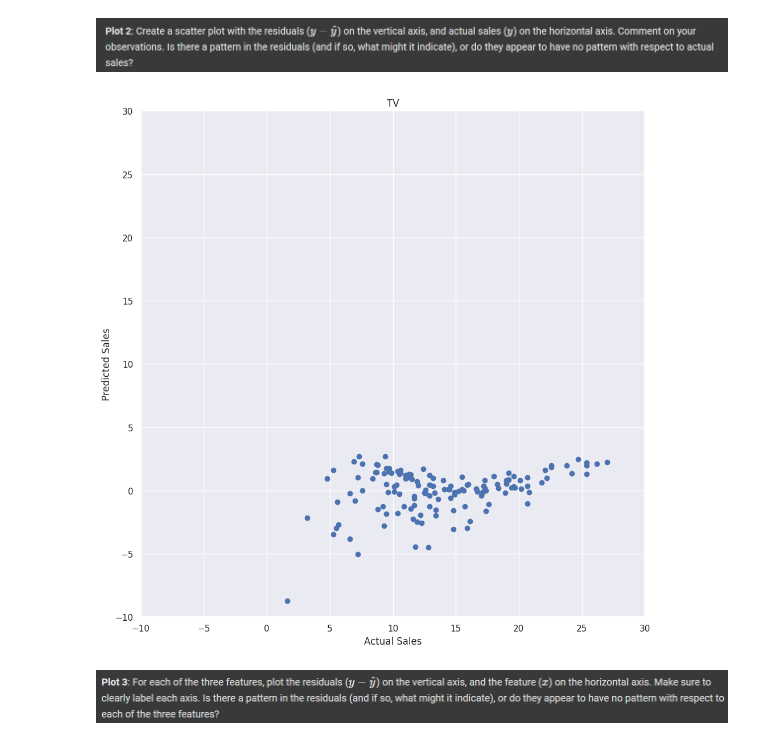
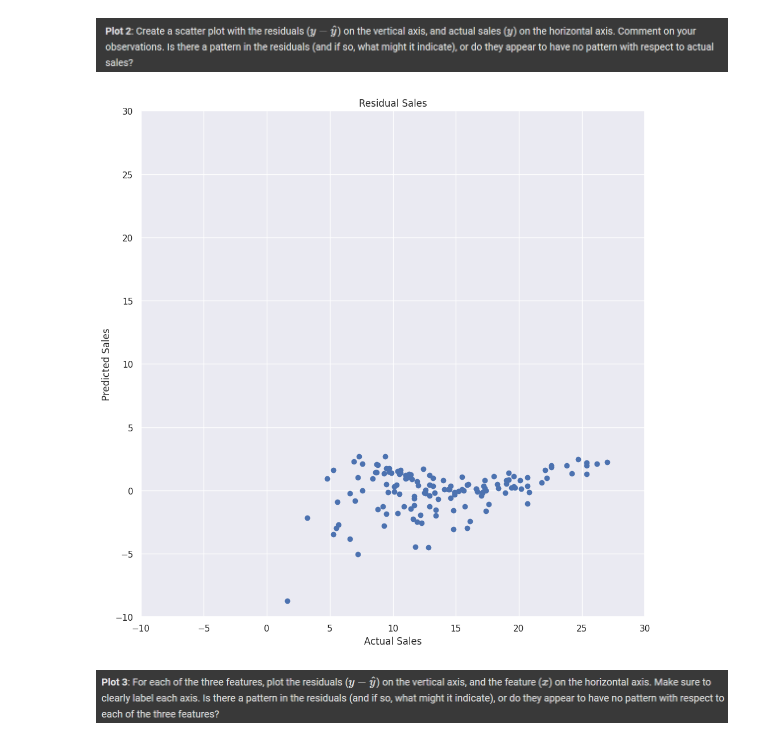
Before and after one commit to ZoeMcFife/5AHITM, a Jupyter notebook: INSY/Colab/#2024-11-28#/linear-regression.ipynb, the cells around one changed output. Drawn from its saved outputs; the diff is of its cells as text; code cells hidden in the pictures.

```diff
--- a/INSY/Colab/#2024-11-28#/linear-regression.ipynb
+++ b/INSY/Colab/#2024-11-28#/linear-regression.ipynb
@@ -442,26 +440,26 @@ plt.show()
 # %%
 fig, ax = plt.subplots(figsize=(10, 10))
 
 def plot_residuals_vs_actual(ax, y_true, y_pred, title):
     min_val = -10
     max_val = 30
 
     ax.scatter(y_true, y_true - y_pred)
     ax.set_xlabel("Actual Sales")
     ax.set_ylabel("Predicted Sales")
     ax.set_title(title)
     ax.set_xlim(min_val, max_val)
     ax.set_ylim(min_val, max_val)
 
 
-plot_residuals_vs_actual(ax, train['sales'], y_pred_tr_multi, "TV")
+plot_residuals_vs_actual(ax, train['sales'], y_pred_tr_multi, "Residual Sales")
 
 plt.tight_layout()
 plt.show()
 
 # residual spreads gets lower the higher the sales
 # but it stays randomly scattered around 0
 # %% [output]
-[figure, old version]
+[figure, new version]
 # %% [markdown]
 ![image.png](embedded-picture-1)
```
Also changed, not shown: parts of 2 cells of this notebook.
